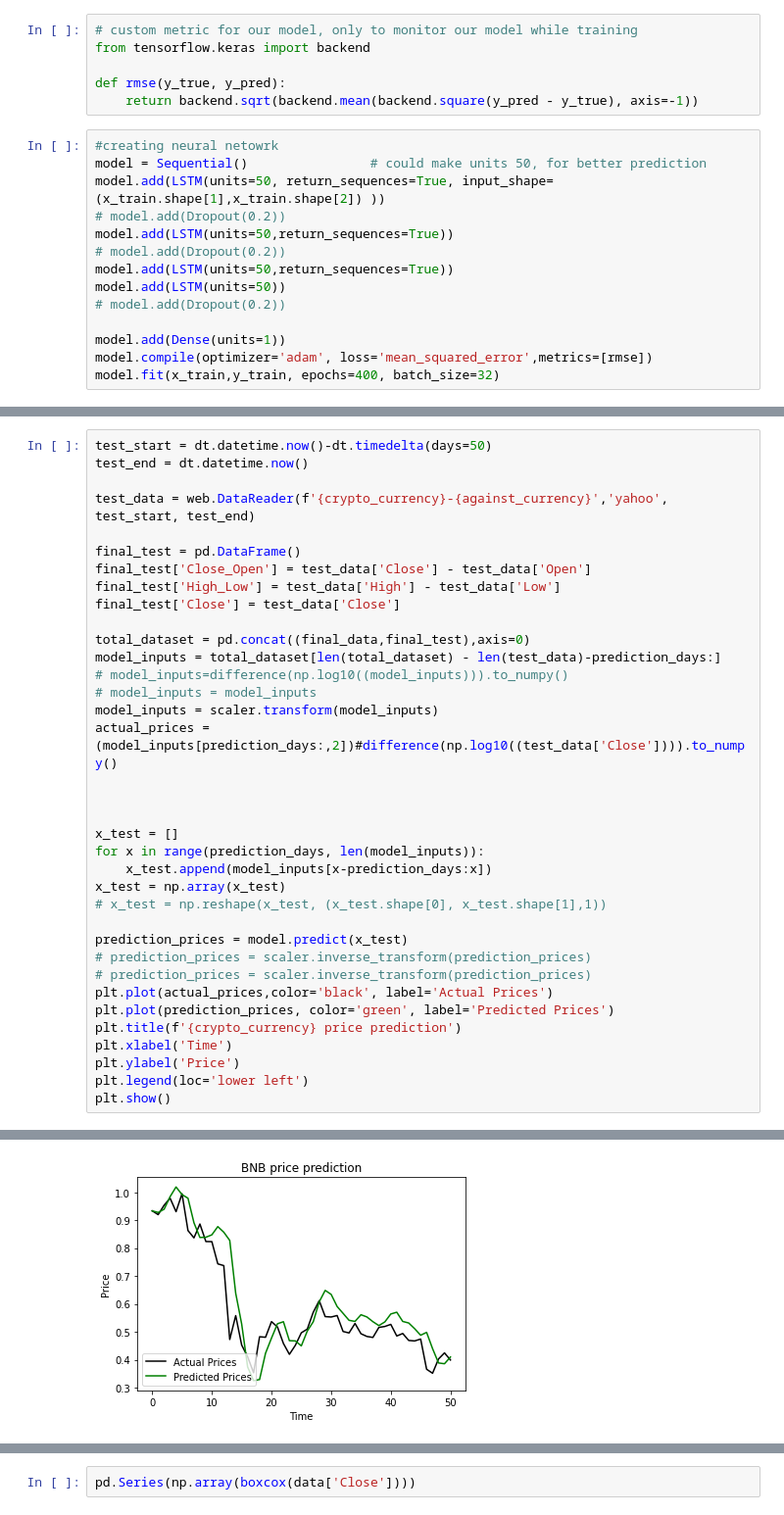
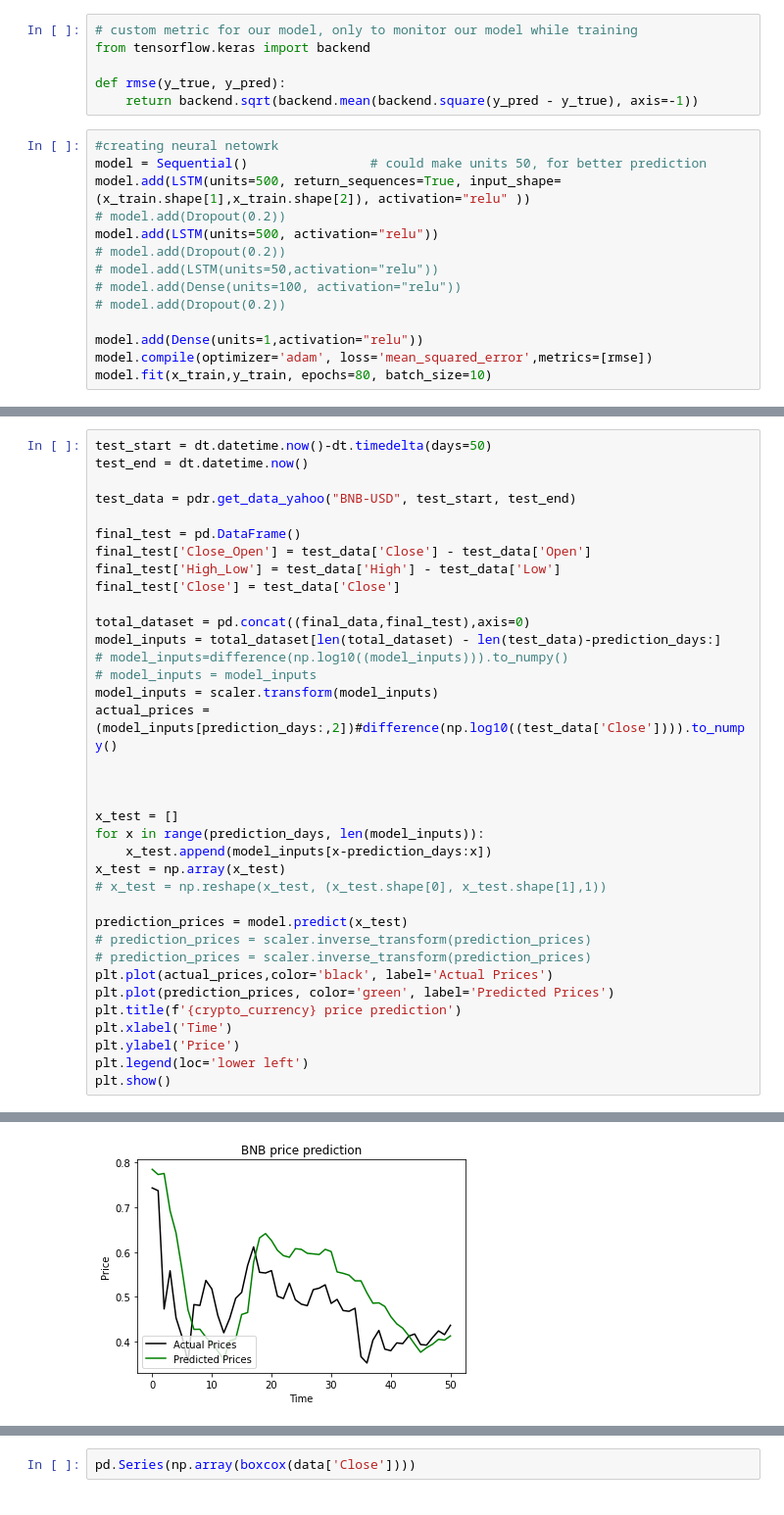
Before and after one commit to akhil14shukla/Crypto-Prediction, a Jupyter notebook: Crypto_2.ipynb, the cells around one changed output, grey strips where cells are left out. Shown at 98% size. Cells and saved outputs as stored; diff of their text form.

Commit message:
Improving the model

```diff
--- a/Crypto_2.ipynb
+++ b/Crypto_2.ipynb
@@ -82,15 +112,15 @@ def rmse(y_true, y_pred):
 # %%
 #creating neural netowrk
 model = Sequential()                # could make units 50, for better prediction
-model.add(LSTM(units=50, return_sequences=True, input_shape=(x_train.shape[1],x_train.shape[2]) ))
+model.add(LSTM(units=500, return_sequences=True, input_shape=(x_train.shape[1],x_train.shape[2]), activation="relu" ))
 # model.add(Dropout(0.2))
-model.add(LSTM(units=50,return_sequences=True))
+model.add(LSTM(units=500, activation="relu"))
 # model.add(Dropout(0.2))
-model.add(LSTM(units=50,return_sequences=True))
-model.add(LSTM(units=50))
+# model.add(LSTM(units=50,activation="relu"))
+# model.add(Dense(units=100, activation="relu"))
 # model.add(Dropout(0.2))
 
-model.add(Dense(units=1))
+model.add(Dense(units=1,activation="relu"))
 model.compile(optimizer='adam', loss='mean_squared_error',metrics=[rmse])
-model.fit(x_train,y_train, epochs=400, batch_size=32)
+model.fit(x_train,y_train, epochs=80, batch_size=10)
 # %% [output]
@@ -116,7 +146,7 @@ Epoch 400/400
 test_start = dt.datetime.now()-dt.timedelta(days=50)
 test_end = dt.datetime.now()
 
-test_data = web.DataReader(f'{crypto_currency}-{against_currency}','yahoo', test_start, test_end)
+test_data = pdr.get_data_yahoo("BNB-USD", test_start, test_end)
 
 final_test = pd.DataFrame()
 final_test['Close_Open'] = test_data['Close'] - test_data['Open']
@@ -152,4 +183,4 @@ plt.show()
-[figure, old version]
+[figure, new version]
 # %%
 # # Predict Next Day
 # real_data = [model_inputs[len(model_inputs) +1 - prediction_days: len(model_inputs) + 1,0]]
```
Also changed, not shown: parts of 16 cells of this notebook.
